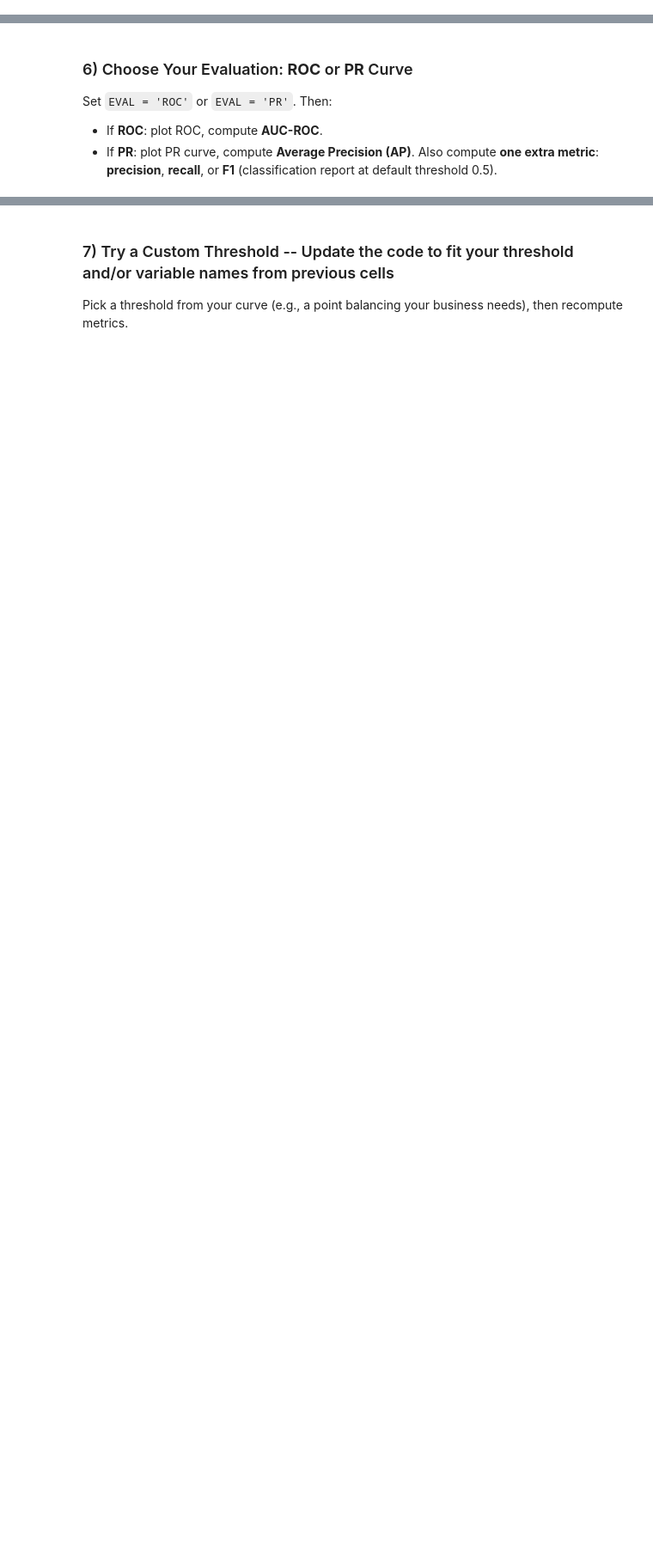
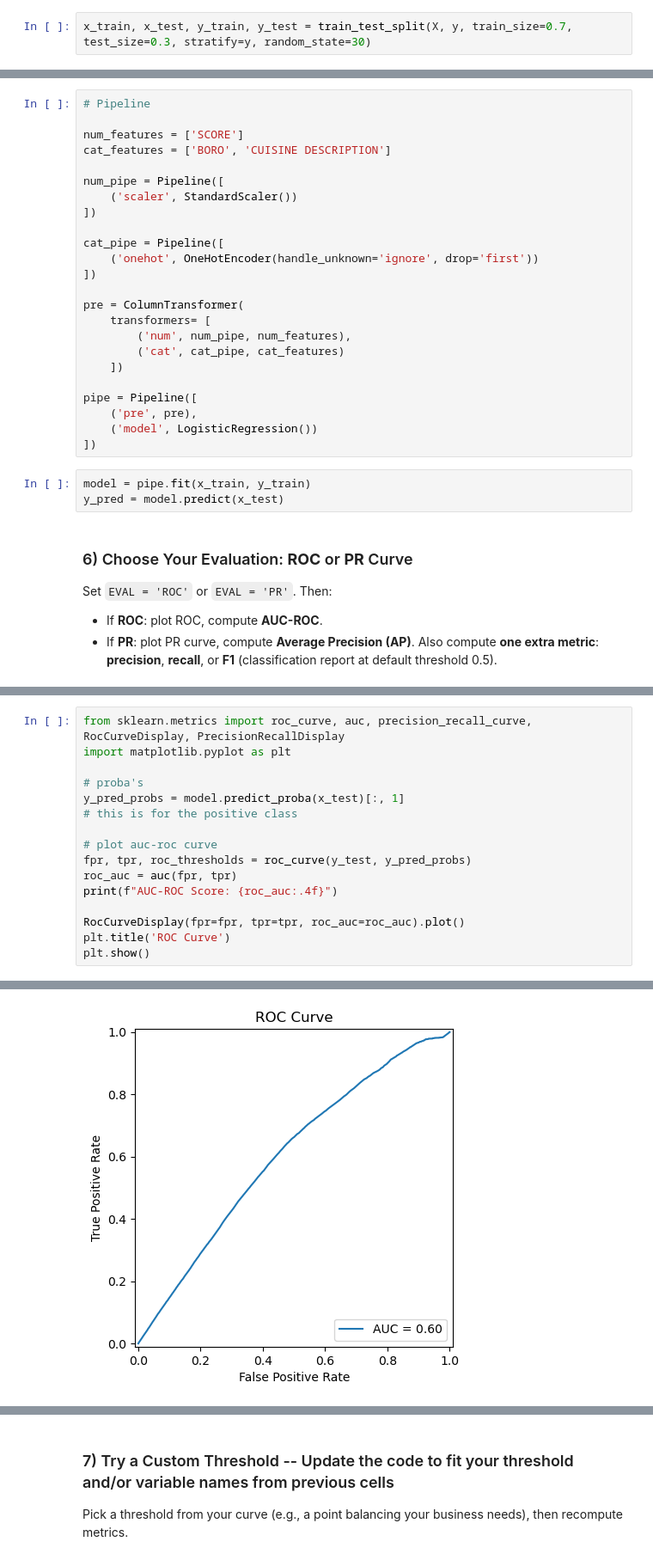
Before and after one commit to ro-the-creator/DA2025_Lectures, a Jupyter notebook: Mod6/CodeAssignments/Mod6L15_CodeAssignment_STUDENT.ipynb, the cells around one changed output, grey strips where cells are left out. Shown at 86% size. Saved outputs shown, nothing was run; the diff lists cells and outputs as text; blank space fills up the shorter version.

```diff
--- a/Mod6/CodeAssignments/Mod6L15_CodeAssignment_STUDENT.ipynb
+++ b/Mod6/CodeAssignments/Mod6L15_CodeAssignment_STUDENT.ipynb
@@ -57,3 +158,5 @@ None
+# %%
+x_train, x_test, y_train, y_test = train_test_split(X, y, train_size=0.7, test_size=0.3, stratify=y, random_state=30)
 # %% [markdown]
 ### 5) Fit a Model with **≥2 Features**
 Use **LogisticRegression** to get probability outputs
@@ -63,3 +164,30 @@ None
+# %%
+# Pipeline
+
+num_features = ['SCORE']
+cat_features = ['BORO', 'CUISINE DESCRIPTION']
+
+num_pipe = Pipeline([
+    ('scaler', StandardScaler())
+])
+
+cat_pipe = Pipeline([
+    ('onehot', OneHotEncoder(handle_unknown='ignore', drop='first'))
+])
+
+pre = ColumnTransformer(
+    transformers= [
+        ('num', num_pipe, num_features),
+        ('cat', cat_pipe, cat_features)
+    ])
+
+pipe = Pipeline([
+    ('pre', pre),
+    ('model', LogisticRegression())
+])
+# %%
+model = pipe.fit(x_train, y_train)
+y_pred = model.predict(x_test)
 # %% [markdown]
 ### 6) Choose Your Evaluation: **ROC** or **PR** Curve
 Set `EVAL = 'ROC'` or `EVAL = 'PR'`. Then:
@@ -70,0 +197,17 @@ None
+# %%
+from sklearn.metrics import roc_curve, auc, precision_recall_curve, RocCurveDisplay, PrecisionRecallDisplay
+import matplotlib.pyplot as plt
+
+# proba's
+y_pred_probs = model.predict_proba(x_test)[:, 1]
+# this is for the positive class
+
+# plot auc-roc curve
+fpr, tpr, roc_thresholds = roc_curve(y_test, y_pred_probs)
+roc_auc = auc(fpr, tpr)
+print(f"AUC-ROC Score: {roc_auc:.4f}")
+
+RocCurveDisplay(fpr=fpr, tpr=tpr, roc_auc=roc_auc).plot()
+plt.title('ROC Curve')
+plt.show()
+# %% [output]
@@ -70,0 +215 @@ None
+[figure, added]
```
Also changed, not shown: parts of 19 cells of this notebook, 2 other files.
